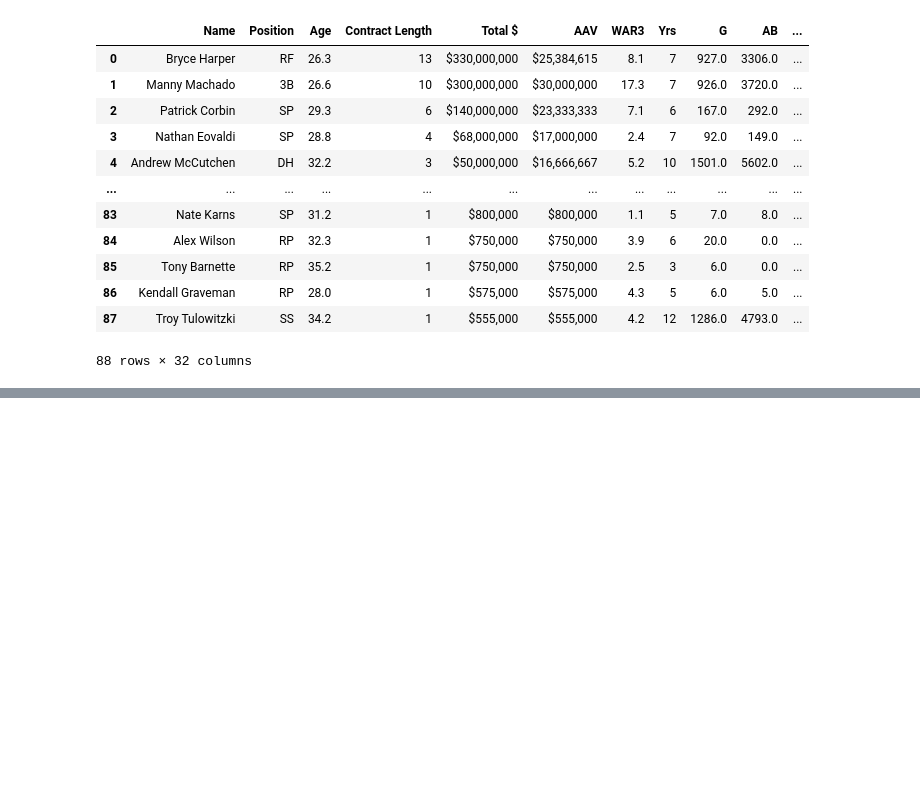
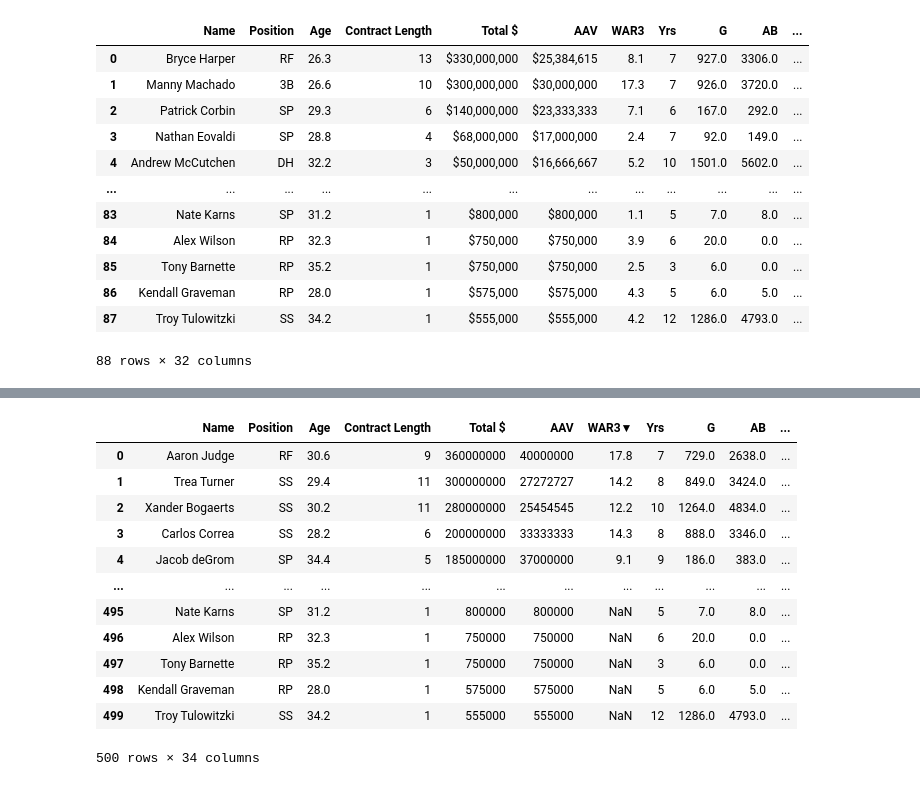
Before and after one commit to MattKrepp1/Econ-411, a Jupyter notebook: Course Project/Project Rough Draft.ipynb, the cells around one changed output, grey strips where cells are left out. Drawn from its saved outputs; the diff is of its cells as text; code cells hidden in the pictures; blank space fills up the shorter version.

```diff
--- a/Course Project/Project Rough Draft.ipynb
+++ b/Course Project/Project Rough Draft.ipynb
@@ -306,0 +328,20 @@ pd.read_csv("final_dataframe.csv")
+# %%
+stats_df['Total $'] = stats_df['Total $'].str.replace('$', '')
+stats_df['AAV'] = stats_df['AAV'].str.replace('$', '')
+stats_df['Total $'] = stats_df['Total $'].str.replace(',', '')
+stats_df['AAV'] = stats_df['AAV'].str.replace(',', '')
+stats_df
+# %% [output]
+|  | Name | Position | Age | Contract Length | Total $ | AAV | WAR3▼ | Yrs | G | AB | ... |
+| 0 | Aaron Judge | RF | 30.6 | 9 | 360000000 | 40000000 | 17.8 | 7 | 729.0 | 2638.0 | ... |
+| 1 | Trea Turner | SS | 29.4 | 11 | 300000000 | 27272727 | 14.2 | 8 | 849.0 | 3424.0 | ... |
+| 2 | Xander Bogaerts | SS | 30.2 | 11 | 280000000 | 25454545 | 12.2 | 10 | 1264.0 | 4834.0 | ... |
+| 3 | Carlos Correa | SS | 28.2 | 6 | 200000000 | 33333333 | 14.3 | 8 | 888.0 | 3346.0 | ... |
+| 4 | Jacob deGrom | SP | 34.4 | 5 | 185000000 | 37000000 | 9.1 | 9 | 186.0 | 383.0 | ... |
+| ... | ... | ... | ... | ... | ... | ... | ... | ... | ... | ... | ... |
+| 495 | Nate Karns | SP | 31.2 | 1 | 800000 | 800000 | NaN | 5 | 7.0 | 8.0 | ... |
+| 496 | Alex Wilson | RP | 32.3 | 1 | 750000 | 750000 | NaN | 6 | 20.0 | 0.0 | ... |
+| 497 | Tony Barnette | RP | 35.2 | 1 | 750000 | 750000 | NaN | 3 | 6.0 | 0.0 | ... |
+| 498 | Kendall Graveman | RP | 28.0 | 1 | 575000 | 575000 | NaN | 5 | 6.0 | 5.0 | ... |
+| 499 | Troy Tulowitzki | SS | 34.2 | 1 | 555000 | 555000 | NaN | 12 | 1286.0 | 4793.0 | ... |
+500 rows × 34 columns
```
Also changed, not shown: parts of 18 cells of this notebook, 30 other files.
